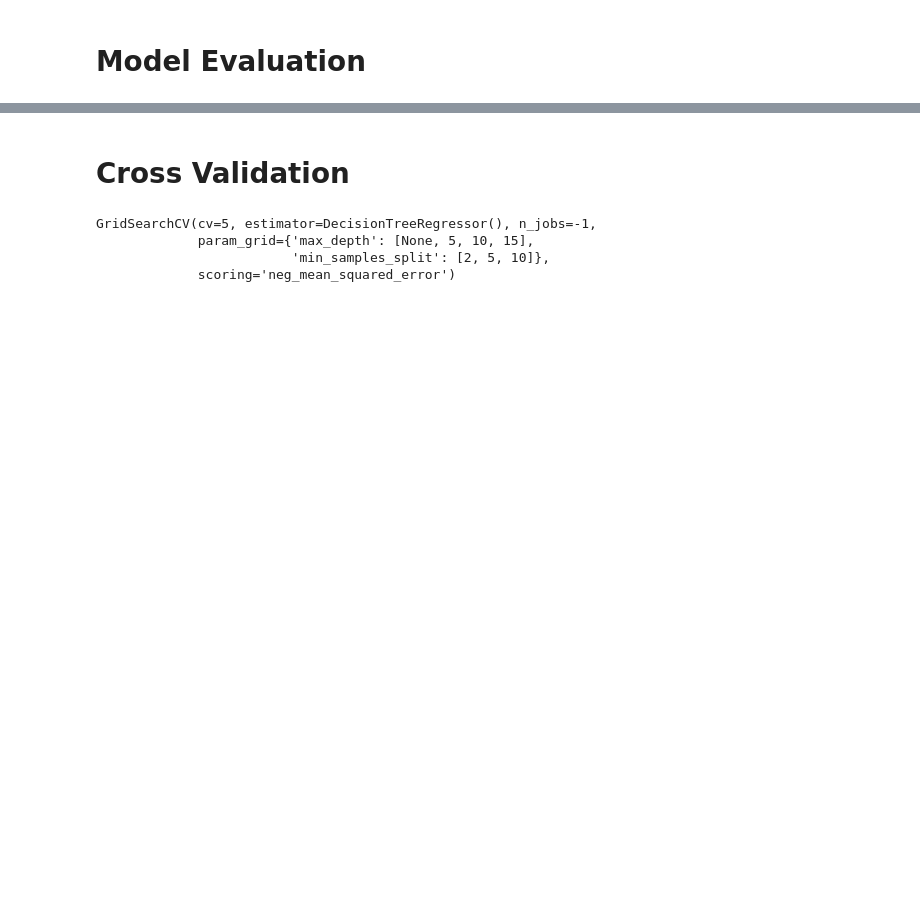
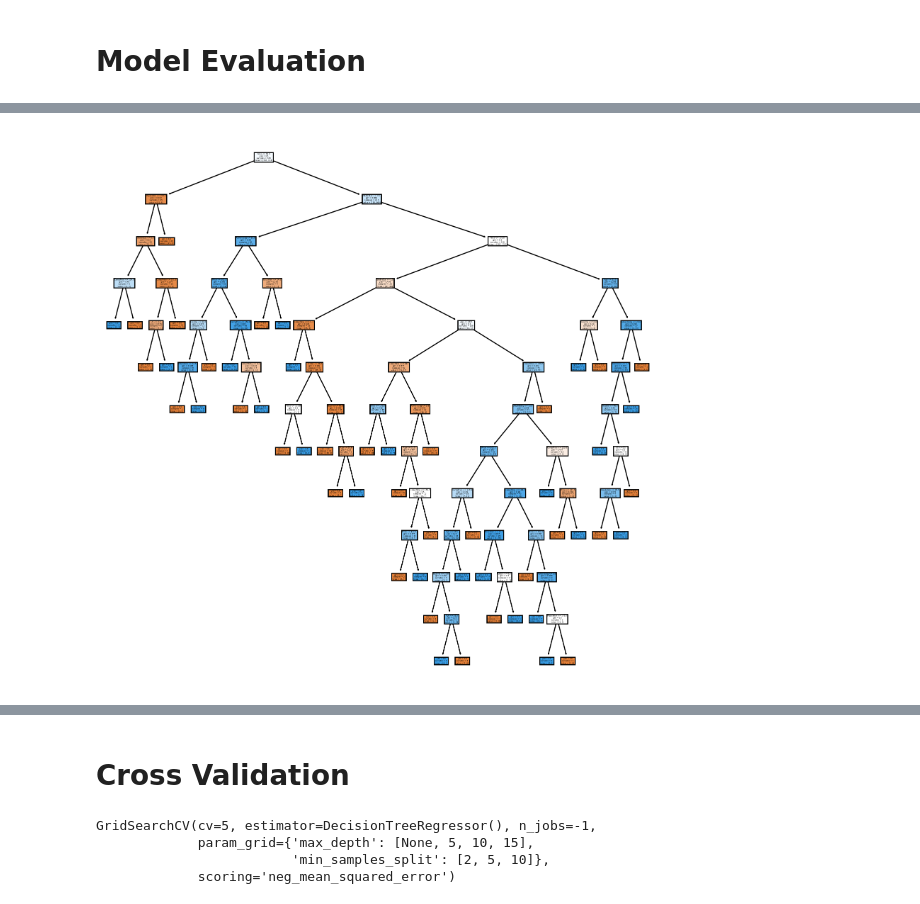
Before and after one commit to vijaycross/ExcelR-Data-Science-Assignments, a Jupyter notebook: 14. Decision Trees/Decision Tree - Company Dataset.ipynb, the cells around one changed output, grey strips where cells are left out. Cells and saved outputs as stored; diff of their text form; code cells hidden in the pictures; blank space fills up the shorter version.

```diff
--- a/14. Decision Trees/Decision Tree - Company Dataset.ipynb
+++ b/14. Decision Trees/Decision Tree - Company Dataset.ipynb
@@ -326,0 +384,6 @@ plot_tree(dtregmodel,filled=True,feature_names=X.columns);
+# %%
+from sklearn.preprocessing import OrdinalEncoder
+
+oe = OrdinalEncoder(dtype=int)
+
+df[Objectcol]=oe.fit_transform(df[Objectcol])
@@ -326,0 +463,5 @@ plot_tree(dtregmodel,filled=True,feature_names=X.columns);
+# %%
+plt.figure(figsize=(10,10),dpi=200)
+plot_tree(model, filled=True, feature_names=X.columns.tolist());
+# %% [output]
+[figure, added]
```
Also changed, not shown: parts of 117 cells of this notebook, 10 other files.
